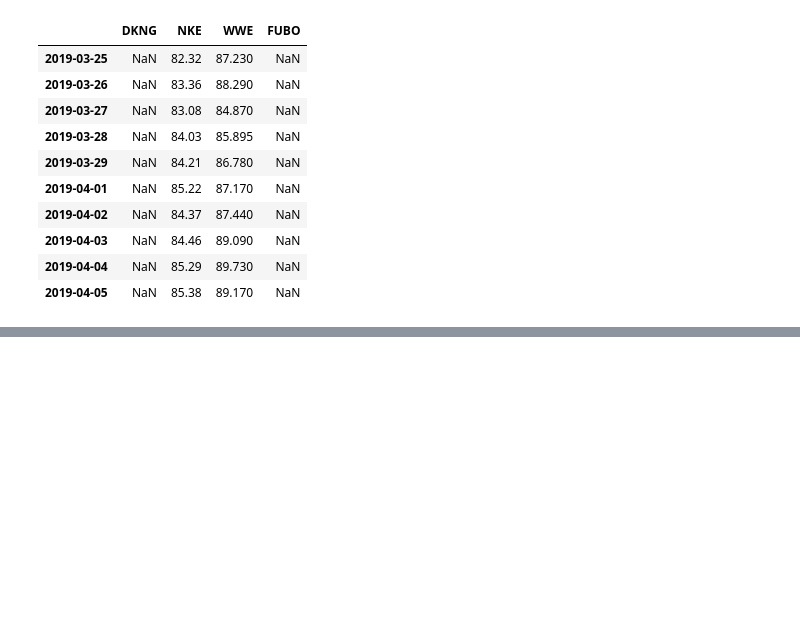
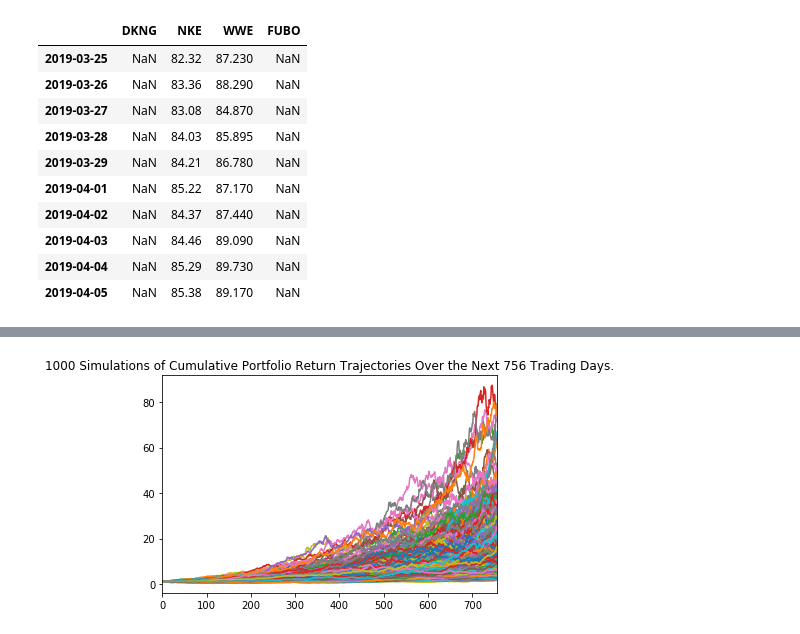
Before and after one commit to niallpwright/group2, a Jupyter notebook: Nick_sports_stocks.ipynb, the cells around one changed output, grey strips where cells are left out. Saved outputs shown, nothing was run; the diff lists cells and outputs as text; code cells hidden in the pictures; blank space fills up the shorter version.

```diff
--- a/Nick_sports_stocks.ipynb
+++ b/Nick_sports_stocks.ipynb
@@ -83,2 +91,13 @@ nick_portfolio_prices.plot()
 # %%
 nick_portfolio_prices.to_csv('nick_portfolio.csv')
+# %%
+# Initial Investment + Formulas
+
+initial_investment = 10000
+
+mc_3_year = MCSimulation(
+    portfolio_data = nick_portfolio,
+    weights = [.25,.25, .25, .25],
+    num_simulation = 1000,
+    num_trading_days = 252*3
+)
@@ -84,0 +156,5 @@ nick_portfolio_prices.to_csv('nick_portfolio.csv')
+# %%
+# Plot simulation outcomes
+mc_3_year_line = mc_3_year.plot_simulation()
+# %% [output]
+[figure, added]
```
Also changed, not shown: parts of 21 cells of this notebook, 1 other file.
